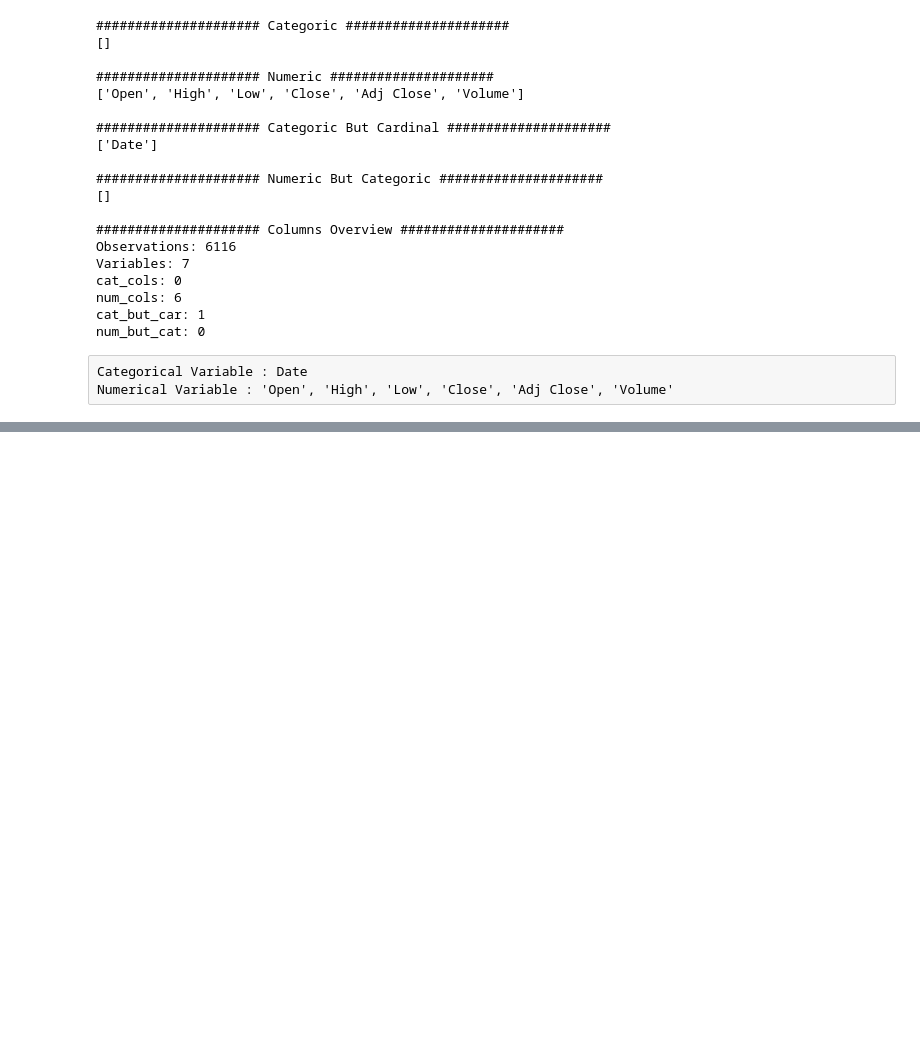
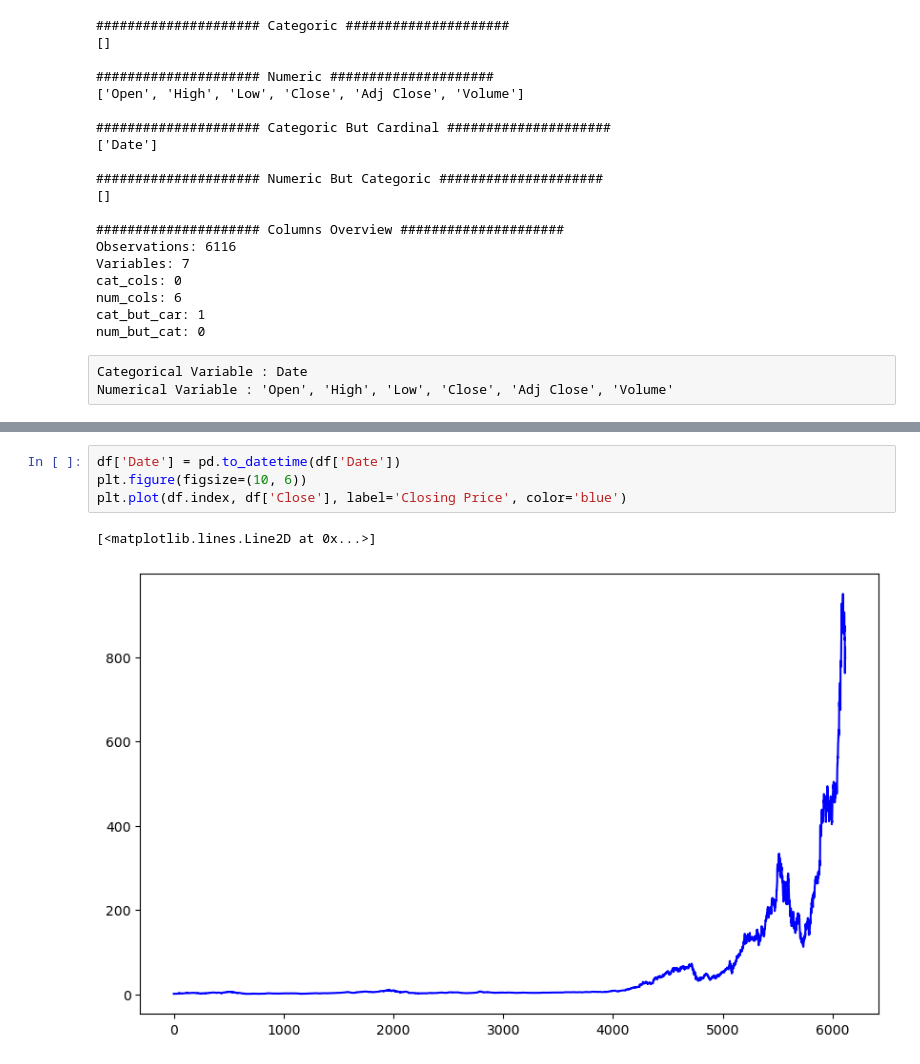
Before and after one commit to metalysm/NVIDIA_SharePrice_Prediction, a Jupyter notebook: bootcamp_verianalizi.ipynb, the cells around one changed output, grey strips where cells are left out. Saved outputs shown, nothing was run; the diff lists cells and outputs as text; blank space fills up the shorter version.

```diff
--- a/bootcamp_verianalizi.ipynb
+++ b/bootcamp_verianalizi.ipynb
@@ -138,0 +175,7 @@ Numerical Variable : 'Open', 'High', 'Low', 'Close', 'Adj Close', 'Volume'
+# %%
+df['Date'] = pd.to_datetime(df['Date'])
+plt.figure(figsize=(10, 6))
+plt.plot(df.index, df['Close'], label='Closing Price', color='blue')
+# %% [output]
+[<matplotlib.lines.Line2D at 0x...>]
+[figure, added]
```
Also changed, not shown: parts of 6 cells of this notebook.
